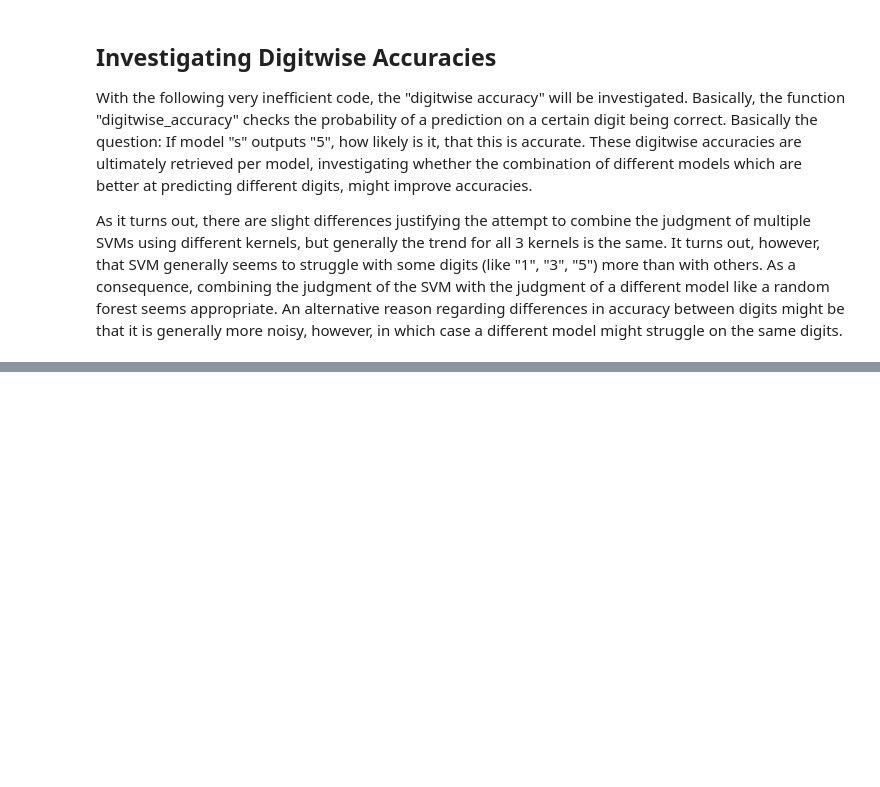
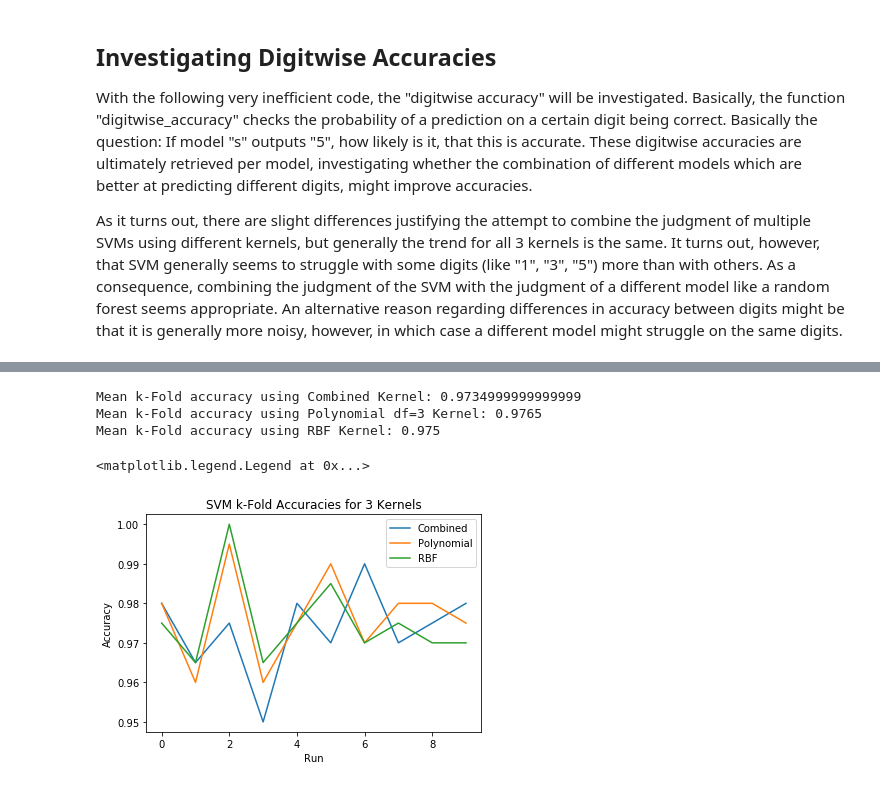
Before and after one commit to maxvij/DigitRecognitionML, a Jupyter notebook: ML_SVM.ipynb, the cells around one changed output, grey strips where cells are left out. Cells and saved outputs as stored; diff of their text form; code cells hidden in the pictures; blank space fills up the shorter version.

Commit message:
Added SVM-combined predictor

```diff
--- a/ML_SVM.ipynb
+++ b/ML_SVM.ipynb
@@ -135,0 +164,64 @@ plt.legend()
+# %%
+# Lists to hold accuracy tables for kernels
+kf_acc_comb = []
+kf_acc_poly = []
+kf_acc_rbf = []
+
+# List to hold digitwise accuracies
+dw_acc_comb = []
+dw_acc_poly = []
+dw_acc_rbf = []
+
+# kFold based on example in https://scikit-learn.org/stable/modules/generated/sklearn.model_selection.KFold.html
+kf = KFold(n_splits=10, shuffle=True, random_state=1001)
+for train_index, test_index in kf.split(X):
+    X_train, X_test = X[train_index], X[test_index]
+    y_train, y_test = y[train_index], y[test_index]
+    # Separate training into train and validation set.
+    X_train, X_val, y_train, y_val = train_test_split(X_train, y_train, test_size=0.5, random_state = 101010)
+
+    # Polynomial Kernel
+    svc_poly= svm.SVC(kernel="poly", degree=3, decision_function_shape="ovo")
+    # RBF Kernel
+    svc_rbf = svm.SVC(kernel="rbf", degree=3, decision_function_shape="ovo")
+
+    # Fitting Process
+    svc_poly.fit(X_train, y_train)
+    svc_rbf.fit(X_train, y_train)
+
+    # Validation Process
+    y_val_pred_poly = svc_poly.predict(X_val)
+    y_val_pred_rbf = svc_rbf.predict(X_val)
+
+    # Testing
+    y_pred_poly = svc_poly.predict(X_test)
+    y_pred_rbf = svc_rbf.predict(X_test)
+    y_pred_comb = combined_predictor([list(y_pred_poly), list(y_pred_rbf)], [digitwise_accuracy(y_val_pred_poly, y_val), digitwise_accuracy(y_val_pred_rbf, y_val)])
+
+    # Append Accuracies to List
+    kf_acc_comb.append(accuracy_score(y_test, y_pred_comb))
+    kf_acc_poly.append(accuracy_score(y_test, y_pred_poly))
+    kf_acc_rbf.append(accuracy_score(y_test, y_pred_rbf))
+
+    # Append Digitwise accuracies
+    dw_acc_comb.append(digitwise_accuracy(y_pred_comb, y_test))
+    dw_acc_poly.append(digitwise_accuracy(y_pred_poly, y_test))
+    dw_acc_rbf.append(digitwise_accuracy(y_pred_rbf, y_test))
+
+print("Mean k-Fold accuracy using Combined Kernel: " + str(np.mean(kf_acc_lin)))
+print("Mean k-Fold accuracy using Polynomial df=3 Kernel: " + str(np.mean(kf_acc_poly)))
+print("Mean k-Fold accuracy using RBF Kernel: " + str(np.mean(kf_acc_rbf)))
+
+plt.plot(kf_acc_lin, label="Combined")
+plt.plot(kf_acc_poly, label="Polynomial")
+plt.plot(kf_acc_rbf, label="RBF")
+plt.title("SVM k-Fold Accuracies for 3 Kernels")
+plt.xlabel("Run")
+plt.ylabel("Accuracy")
+plt.legend()
+# %% [output]
+Mean k-Fold accuracy using Combined Kernel: 0.9734999999999999
+Mean k-Fold accuracy using Polynomial df=3 Kernel: 0.9765
+Mean k-Fold accuracy using RBF Kernel: 0.975
+<matplotlib.legend.Legend at 0x...>
+[figure, added]
```
Also changed, not shown: parts of 7 cells of this notebook.
